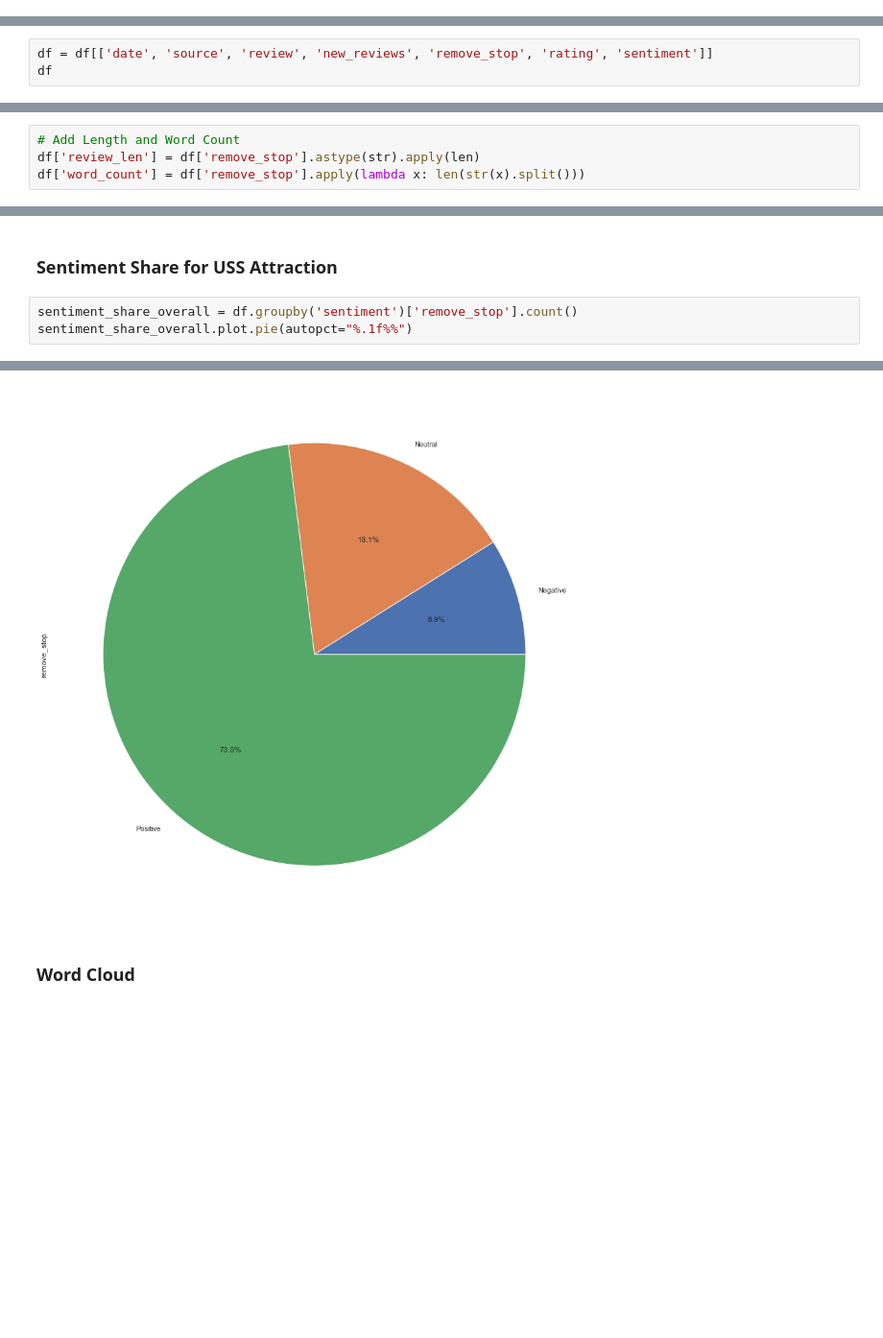
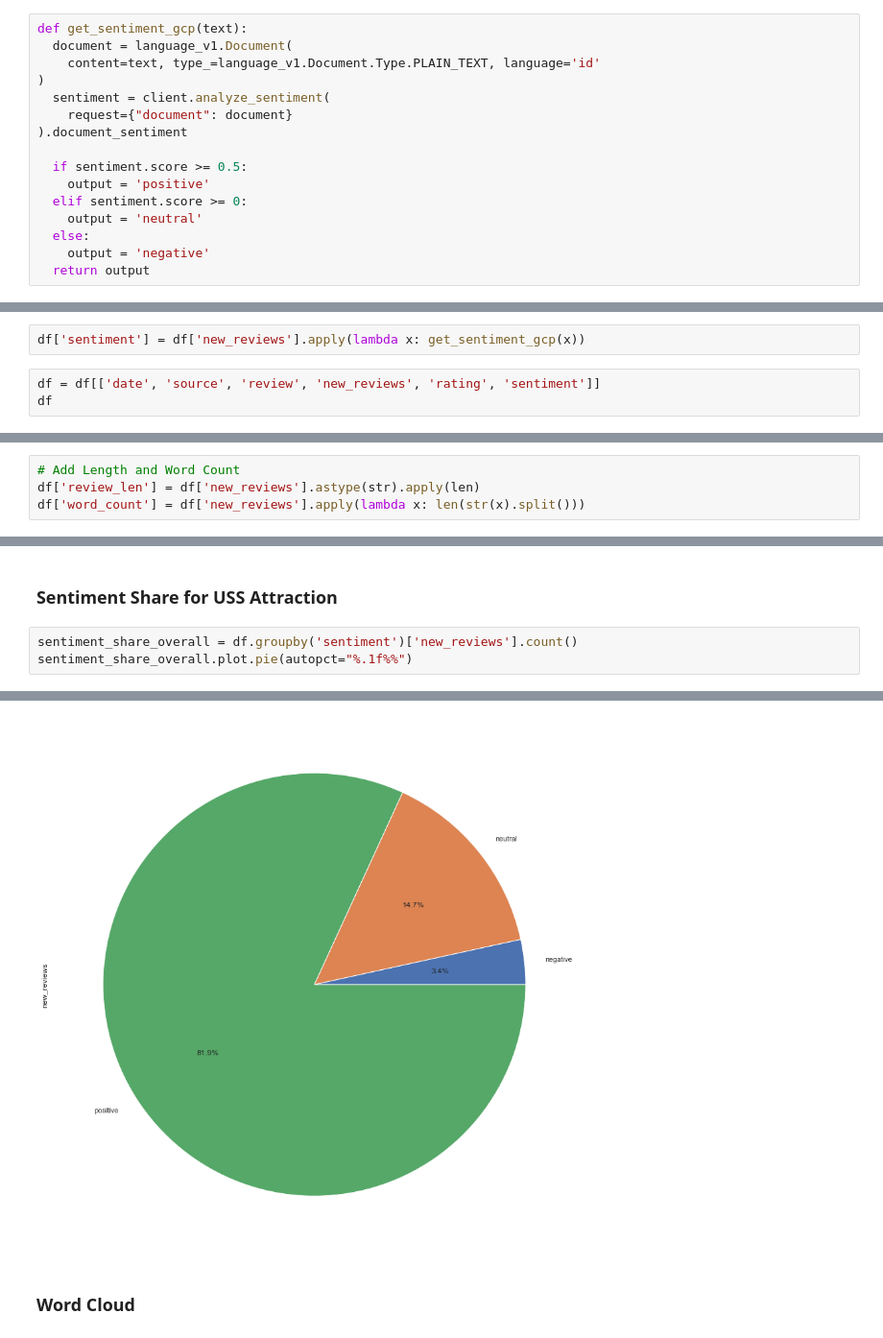
Before and after one commit to kilvear/Guest-Feedback-Insights, a Jupyter notebook: sentiment_analysis/sentiment_analysis_pipeline.ipynb, the cells around one changed output, grey strips where cells are left out. Shown at 96% size. Drawn from its saved outputs; the diff is of its cells as text; blank space fills up the shorter version.

```diff
--- a/sentiment_analysis/sentiment_analysis_pipeline.ipynb
+++ b/sentiment_analysis/sentiment_analysis_pipeline.ipynb
@@ -295,0 +338,16 @@ See the caveats in the documentation: https://pandas.pydata.org/pandas-docs/stab
+# %%
+def get_sentiment_gcp(text):
+  document = language_v1.Document(
+    content=text, type_=language_v1.Document.Type.PLAIN_TEXT, language='id'
+)
+  sentiment = client.analyze_sentiment(
+    request={"document": document}
+).document_sentiment
+
+  if sentiment.score >= 0.5:
+    output = 'positive'
+  elif sentiment.score >= 0:
+    output = 'neutral'
+  else:
+    output = 'negative'
+  return output
@@ -296,4 +387,6 @@ See the caveats in the documentation: https://pandas.pydata.org/pandas-docs/stab
+# %%
+df['sentiment'] = df['new_reviews'].apply(lambda x: get_sentiment_gcp(x))
 # %%
-df = df[['date', 'source', 'review', 'new_reviews', 'remove_stop', 'rating', 'sentiment']]
+df = df[['date', 'source', 'review', 'new_reviews', 'rating', 'sentiment']]
 df
 # %% [output]
@@ -313,4 +406,4 @@ df
 # %%
 # Add Length and Word Count
-df['review_len'] = df['remove_stop'].astype(str).apply(len)
-df['word_count'] = df['remove_stop'].apply(lambda x: len(str(x).split()))
+df['review_len'] = df['new_reviews'].astype(str).apply(len)
+df['word_count'] = df['new_reviews'].apply(lambda x: len(str(x).split()))
@@ -449,6 +532,6 @@ sns.set_theme(rc={'figure.figsize':(20,15)})
 # %% [markdown]
 ### Sentiment Share for USS Attraction
 # %%
-sentiment_share_overall = df.groupby('sentiment')['remove_stop'].count()
+sentiment_share_overall = df.groupby('sentiment')['new_reviews'].count()
 sentiment_share_overall.plot.pie(autopct="%.1f%%")
 # %% [output]
@@ -456,3 +539,3 @@ sentiment_share_overall.plot.pie(autopct="%.1f%%")
-[figure, old version]
+[figure, new version]
 # %% [markdown]
 ### Word Cloud
```
Also changed, not shown: parts of 64 cells of this notebook, 12 other files.
